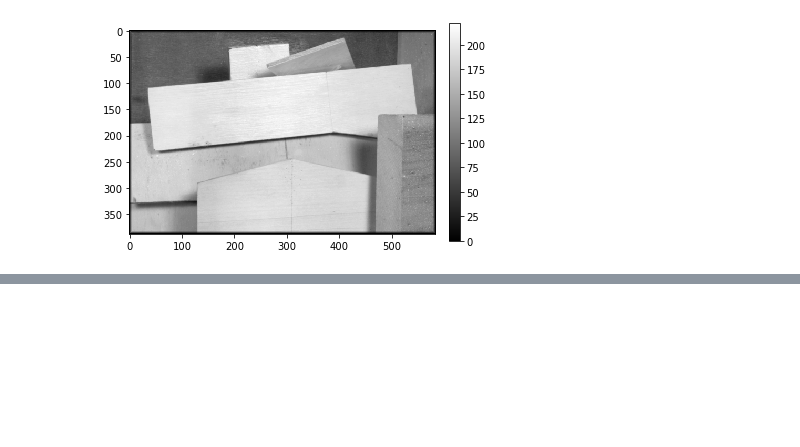
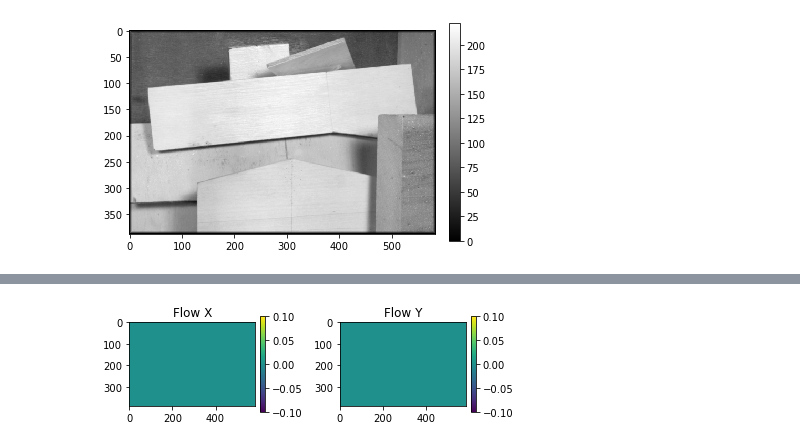
Before and after one commit to gogoalexy/learnOpenCV, a Jupyter notebook: farneback.ipynb, the cells around one changed output, grey strips where cells are left out. Cells and saved outputs as stored; diff of their text form; code cells hidden in the pictures; blank space fills up the shorter version.

```diff
--- a/farneback.ipynb
+++ b/farneback.ipynb
@@ -388,0 +181,24 @@ def flow_iterative(
+# %%
+d = None
+# %%
+fig = plt.figure(6)
+
+# Pixel coordinates of each point in the images
+x = np.stack(np.broadcast_arrays(np.arange( images[0].shape[0])[:, None], np.arange(images[0].shape[1]) ), axis=-1).astype(np.int)
+
+# Initialize displacement field
+if d is None:
+    d = np.zeros(list(images[0].shape) + [2])
+
+showFig = fig.add_subplot(1, 2, 1)
+plt.imshow(d[ :, :, 0])
+showFig.set_title("Flow X")
+plt.colorbar(fraction=0.035, pad=0.04)
+showFig = fig.add_subplot(1, 2, 2)
+plt.imshow(d[ :, :, 1])
+showFig.set_title("Flow Y")
+plt.colorbar(fraction=0.035, pad=0.04)
+plt.tight_layout()
+plt.show()
+# %% [output]
+[figure, added]
```
Also changed, not shown: parts of 12 cells of this notebook, 3 other files.
